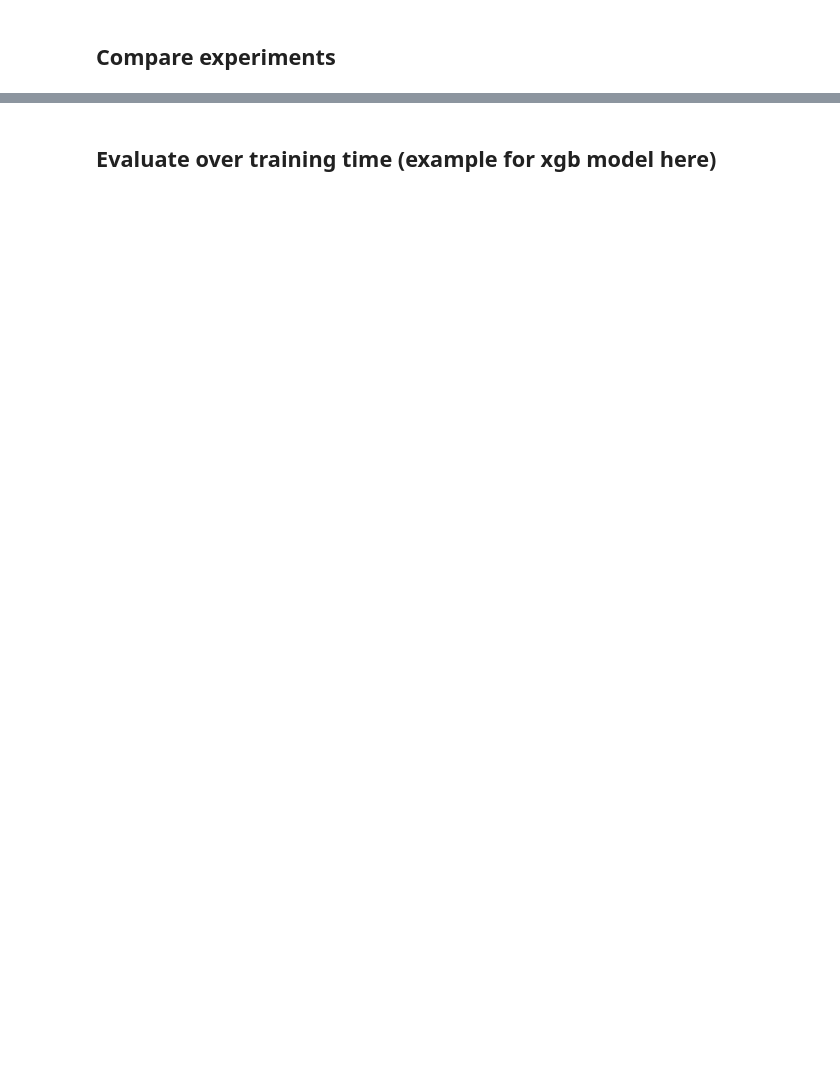
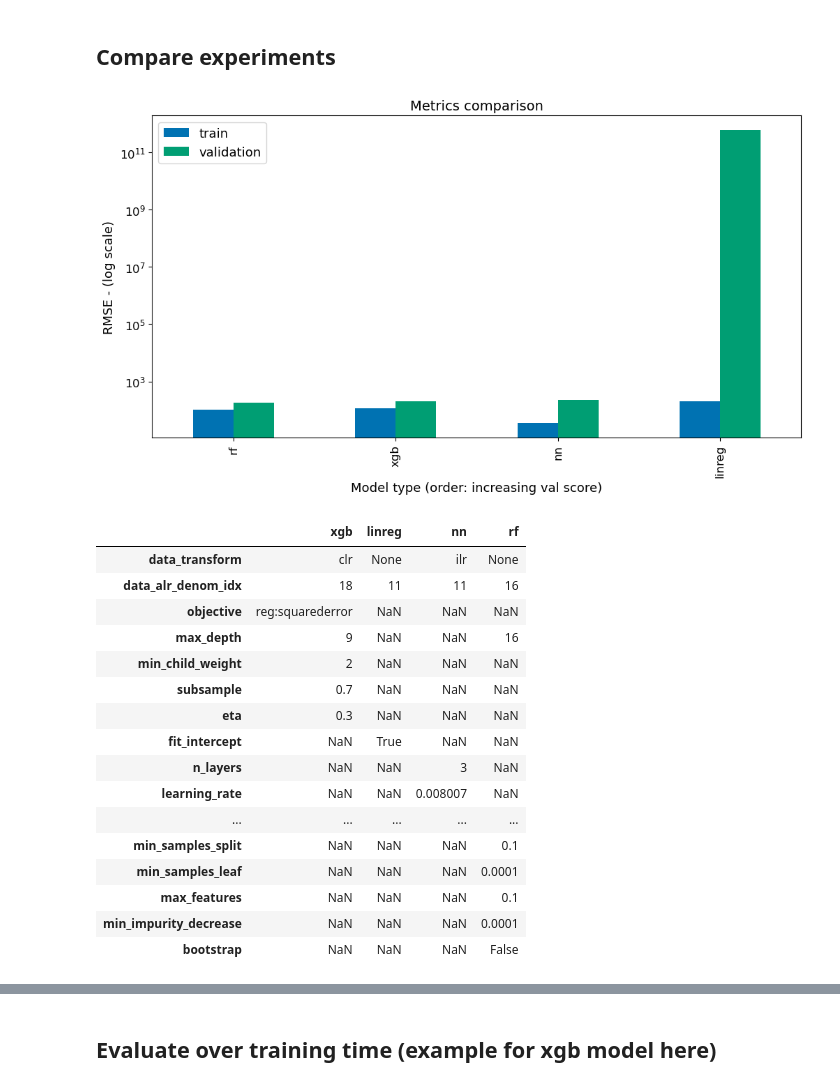
Before and after one commit to adamovanja/ritme, a Jupyter notebook: experiments/ma5_tune.ipynb, the cells around one changed output, grey strips where cells are left out. Cells and saved outputs as stored; diff of their text form; code cells hidden in the pictures; blank space fills up the shorter version.

```diff
--- a/experiments/ma5_tune.ipynb
+++ b/experiments/ma5_tune.ipynb
@@ -151,7 +206,7 @@ def calc_best_metrics(dic_trials):
     return df_metrics, pd.DataFrame(dic_config)
 
 
-def plot_best_metrics(df_metrics):
+def plot_best_metrics(df_metrics, ylog=False):
     df2plot = df_metrics.T.sort_values("rmse_val", ascending=True)
     df2plot.columns = ["train", "validation"]
     # plot settings
@@ -163,24 +218,47 @@ def plot_best_metrics(df_metrics):
     plt.rcParams.update({"font.size": labelsize})
 
     df2plot.plot(kind="bar", figsize=(12, 6))
-
+    if ylog:
+        plt.yscale("log")
+        log_label = " - (log scale)"
+    else:
+        log_label = ""
     plt.xticks(fontsize=ticklabel)
     plt.yticks(fontsize=ticklabel)
-    plt.ylabel("RMSE", fontsize=labelsize)
+    plt.ylabel(f"RMSE{log_label}", fontsize=labelsize)
     plt.xlabel("Model type (order: increasing val score)", fontsize=labelsize)
     plt.title("Metrics comparison", fontsize=titlesize)
     plt.show()
 # %%
 metrics_all, best_configs = calc_best_metrics(
     {
         "xgb": result_dic["xgb"],
         "linreg": result_dic["linreg"],
         "nn": result_dic["nn"],
         "rf": result_dic["rf"],
     }
 )
-plot_best_metrics(metrics_all)
+plot_best_metrics(metrics_all, ylog=True)
 display(best_configs)
+# %% [output]
+[figure, added]
+|  | xgb | linreg | nn | rf |
+| data_transform | clr | None | ilr | None |
+| data_alr_denom_idx | 18 | 11 | 11 | 16 |
+| objective | reg:squarederror | NaN | NaN | NaN |
+| max_depth | 9 | NaN | NaN | 16 |
+| min_child_weight | 2 | NaN | NaN | NaN |
+| subsample | 0.7 | NaN | NaN | NaN |
+| eta | 0.3 | NaN | NaN | NaN |
+| fit_intercept | NaN | True | NaN | NaN |
+| n_layers | NaN | NaN | 3 | NaN |
+| learning_rate | NaN | NaN | 0.008007 | NaN |
+| ... | ... | ... | ... | ... |
+| min_samples_split | NaN | NaN | NaN | 0.1 |
+| min_samples_leaf | NaN | NaN | NaN | 0.0001 |
+| max_features | NaN | NaN | NaN | 0.1 |
+| min_impurity_decrease | NaN | NaN | NaN | 0.0001 |
+| bootstrap | NaN | NaN | NaN | False |
 # %%
 def _highlight_differing_cols(x):
     """
```
Also changed, not shown: parts of 10 cells of this notebook, 2 other files.
